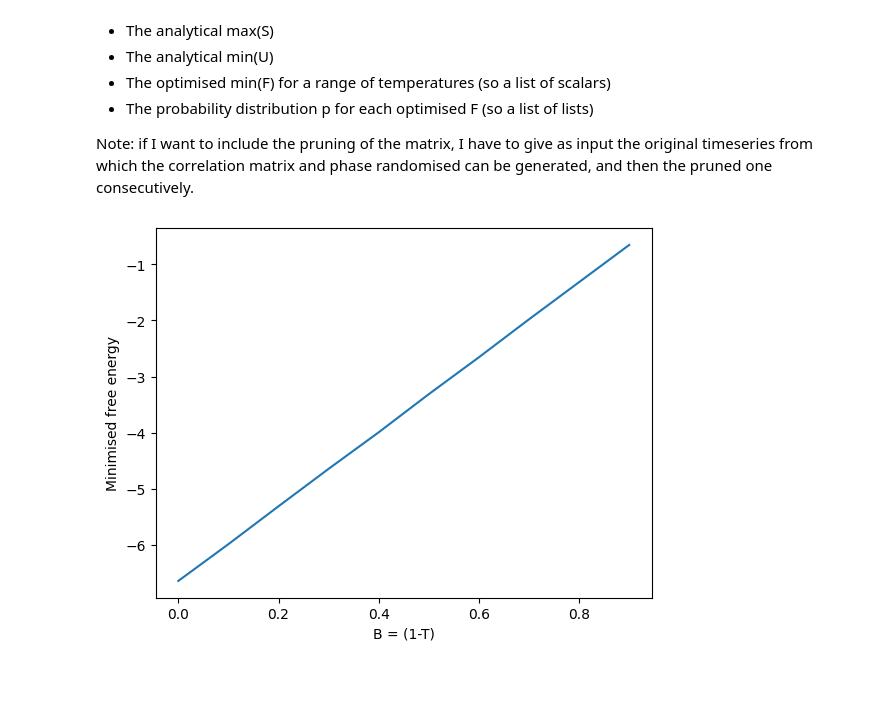
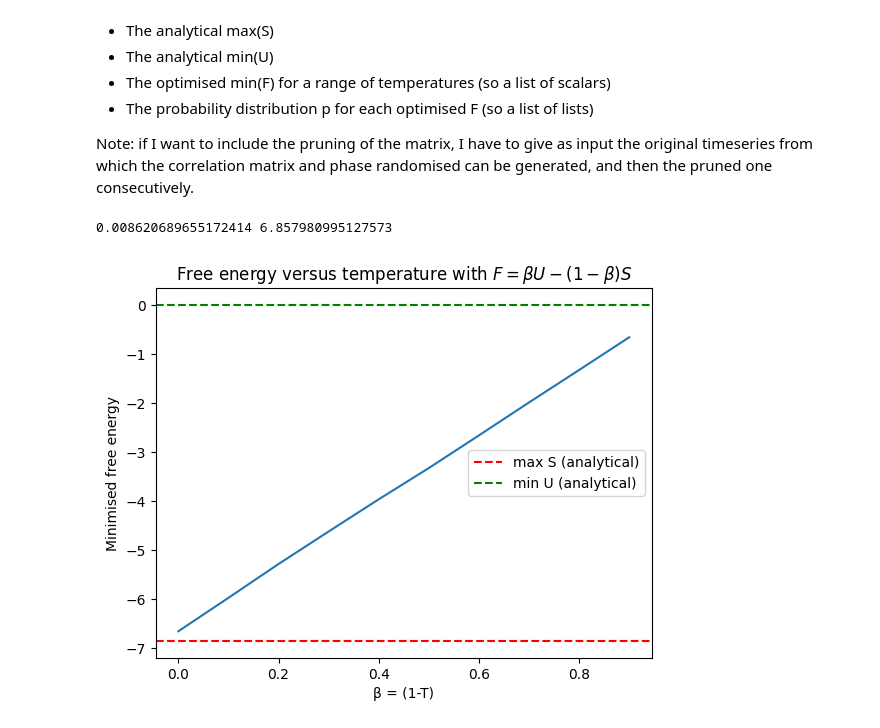
Before and after one commit to cyrilrommens/Free_energy_of_simplicial_complexes, a Jupyter notebook: Week_18.ipynb, the cells around one changed output. Saved outputs shown, nothing was run; the diff lists cells and outputs as text; code cells hidden in the pictures; blank space fills up the shorter version.

```diff
--- a/Week_18.ipynb
+++ b/Week_18.ipynb
@@ -63,10 +63,17 @@ def complete_f_generator(file, cutoff, max_dim):
     return [identification_code, max_entropy_value, min_energy_value, f_per_T, p_per_T, temperature_list]
 # %%
 F = complete_f_generator(path[0], 0.9, 2)
+print(F[2], F[1])
+# %% [output]
+0.008620689655172414 6.857980995127573
 # %%
 plt.plot(F[5], F[3])
+plt.title('Free energy versus temperature with $F= β U - (1-β) S$')
 plt.ylabel('Minimised free energy')
-plt.xlabel('B = (1-T)')
+plt.xlabel('β = (1-T)')
+plt.axhline(y=-F[1], color='r', linestyle='--', label='max S (analytical)')
+plt.axhline(y=F[2], color='g', linestyle='--', label='min U (analytical)')
+plt.legend()
 plt.show()
 # %% [output]
-[figure, old version]
+[figure, new version]
```
Also changed, not shown: 1 other file.
